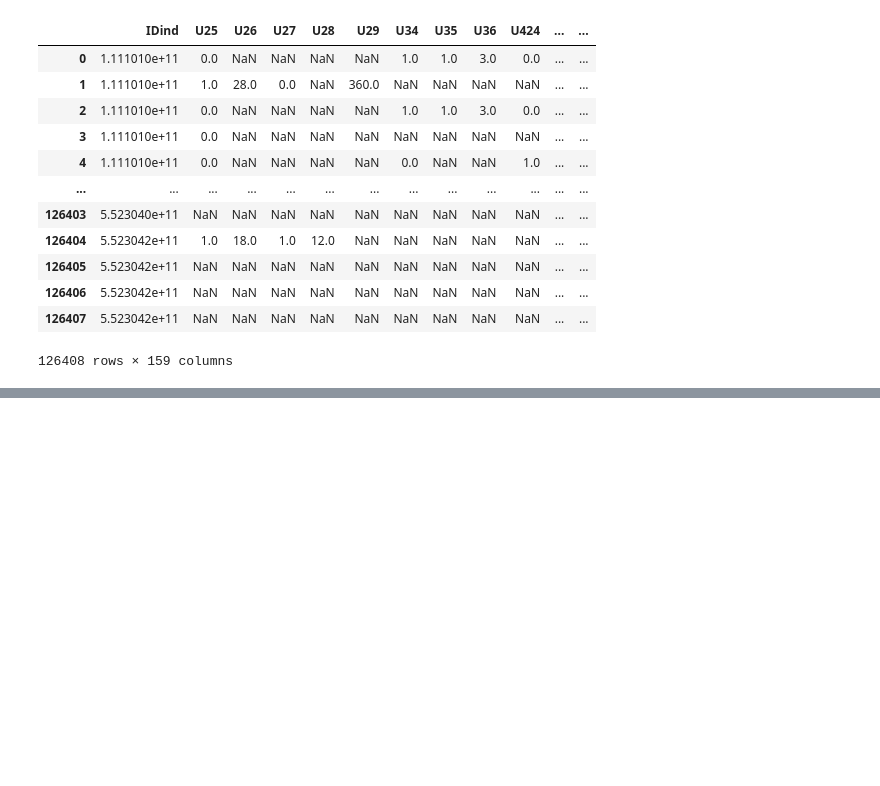
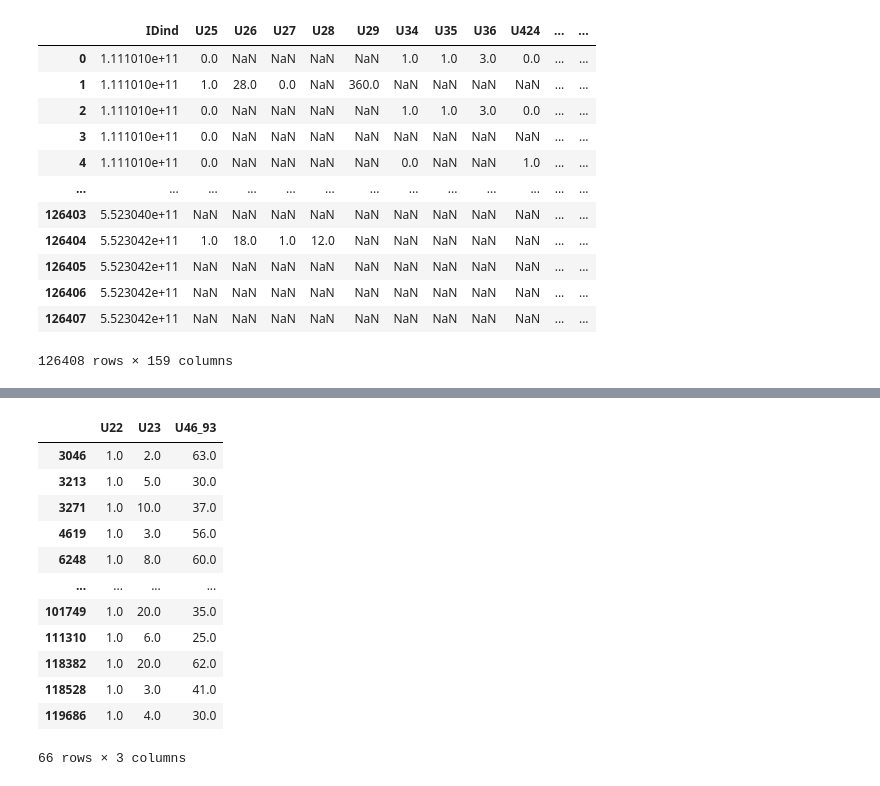
Before and after one commit to iam-fern/real_data, a Jupyter notebook: China_Health_and_Nutrition_Survey_(CHNS).ipynb, the cells around one changed output, grey strips where cells are left out. Drawn from its saved outputs; the diff is of its cells as text; code cells hidden in the pictures; blank space fills up the shorter version.

```diff
--- a/China_Health_and_Nutrition_Survey_(CHNS).ipynb
+++ b/China_Health_and_Nutrition_Survey_(CHNS).ipynb
@@ -30,0 +48,18 @@ df
+# %%
+# ลบข้อมูลที่มี missing values
+table1 = table.dropna()
+table1
+# %% [output]
+|  | U22 | U23 | U46_93 |
+| 3046 | 1.0 | 2.0 | 63.0 |
+| 3213 | 1.0 | 5.0 | 30.0 |
+| 3271 | 1.0 | 10.0 | 37.0 |
+| 4619 | 1.0 | 3.0 | 56.0 |
+| 6248 | 1.0 | 8.0 | 60.0 |
+| ... | ... | ... | ... |
+| 101749 | 1.0 | 20.0 | 35.0 |
+| 111310 | 1.0 | 6.0 | 25.0 |
+| 118382 | 1.0 | 20.0 | 62.0 |
+| 118528 | 1.0 | 3.0 | 41.0 |
+| 119686 | 1.0 | 4.0 | 30.0 |
+66 rows × 3 columns
```
Also changed, not shown: parts of 1 cell of this notebook.
